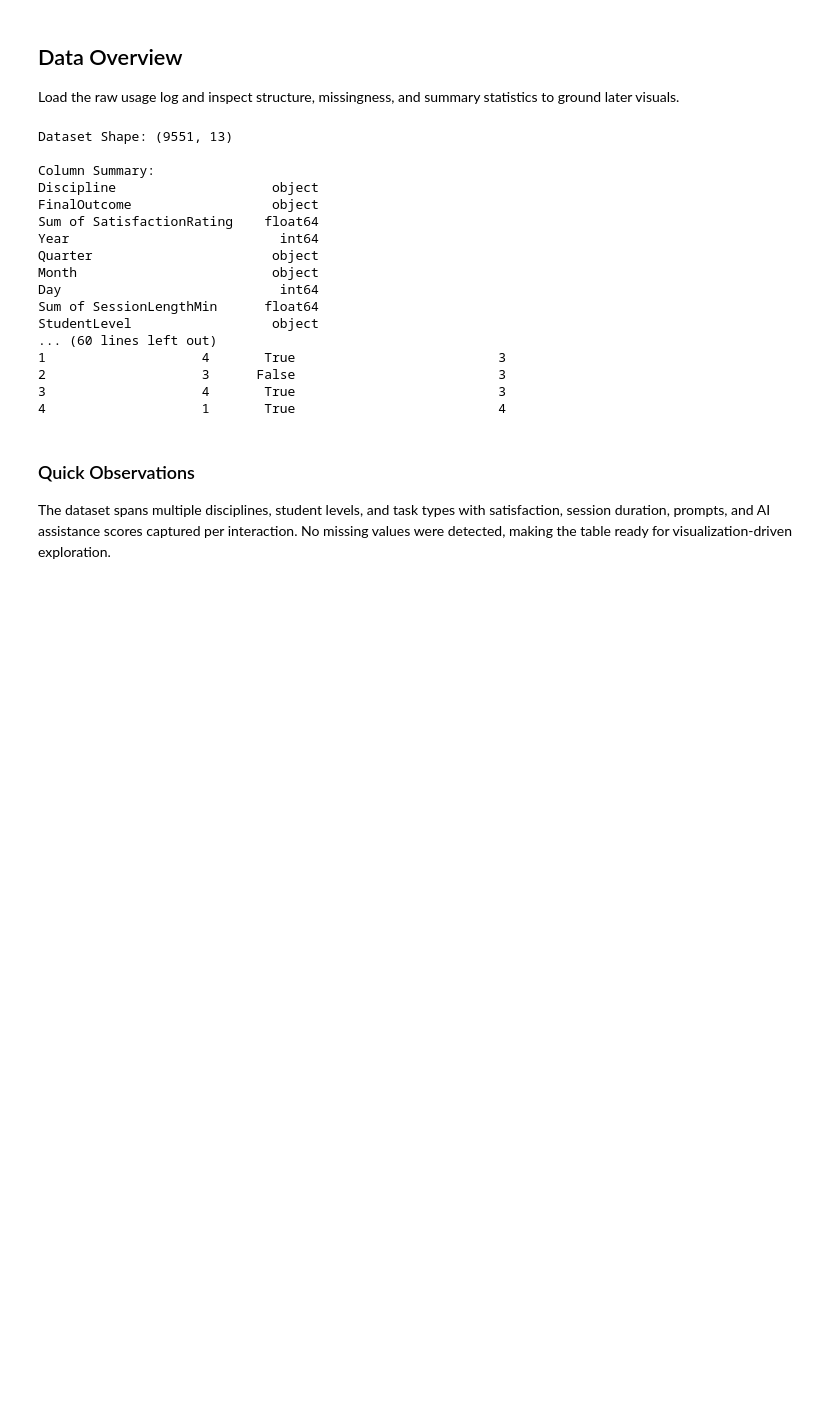
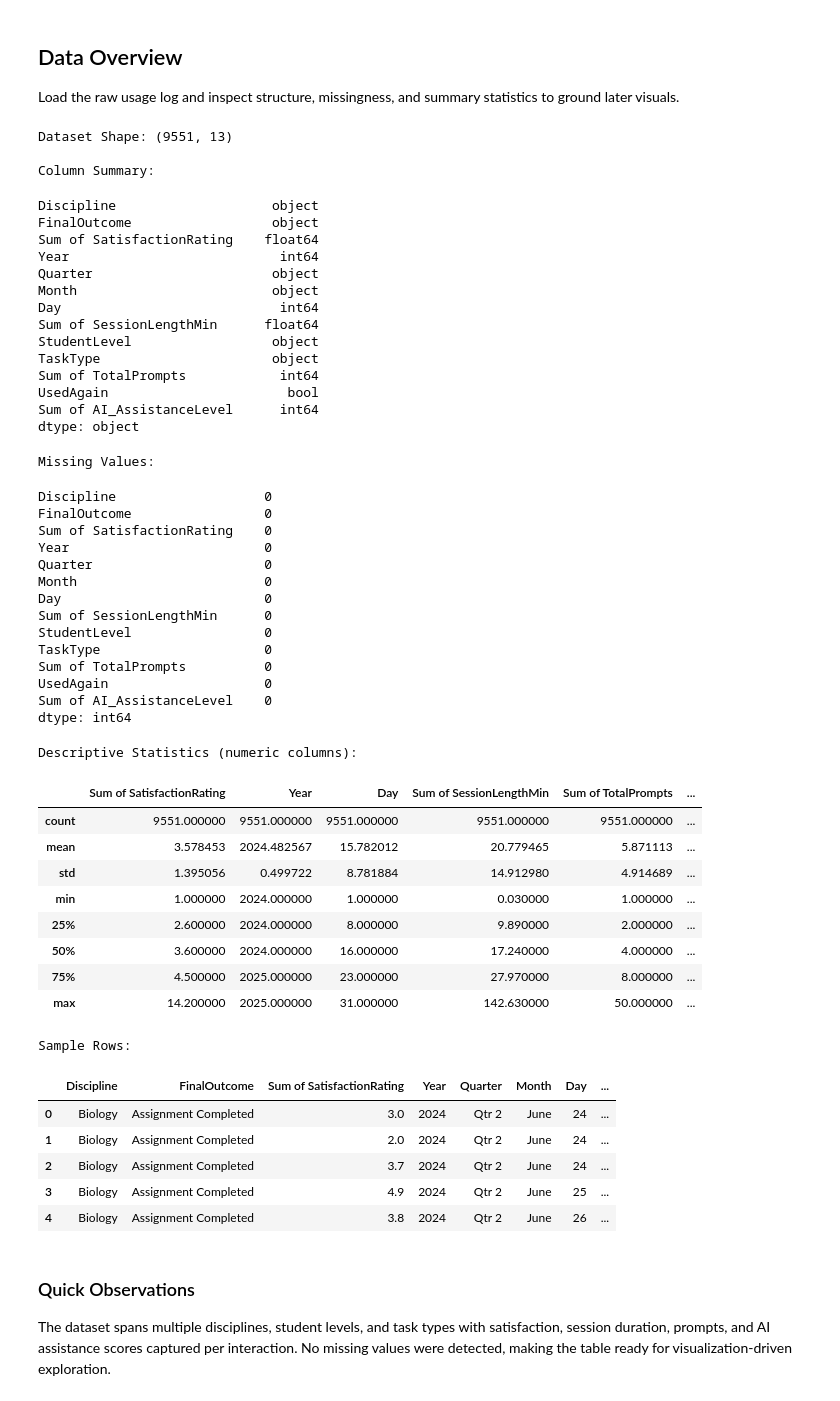
Before and after one commit to IuliaBunescu/student-ai-consumption, a Jupyter notebook: analysis/ida_eda.ipynb, the cells around one changed output. Saved outputs shown, nothing was run; the diff lists cells and outputs as text; code cells hidden in the pictures; blank space fills up the shorter version.

```diff
--- a/analysis/ida_eda.ipynb
+++ b/analysis/ida_eda.ipynb
@@ -40,37 +40,69 @@ Load the raw usage log and inspect structure, missingness, and summary statistic
 # %%
 # Load the dataset and inspect core structure
 df = pd.read_csv('../data/AI_usage_data.csv')
 
 print('Dataset Shape:', df.shape)
 print('\nColumn Summary:')
-print(df.dtypes)
+display(df.dtypes)
 
 print('\nMissing Values:')
-print(df.isnull().sum())
+display(df.isnull().sum())
 
 print('\nDescriptive Statistics (numeric columns):')
-print(df.describe())
+display(df.describe())
 
 print('\nSample Rows:')
-print(df.head())
+display(df.head())
 # %% [output]
 Dataset Shape: (9551, 13)
 
 Column Summary:
-Discipline                    object
-FinalOutcome                  object
-Sum of SatisfactionRating    float64
-Year                           int64
-Quarter                       object
-Month                         object
-Day                            int64
-Sum of SessionLengthMin      float64
-StudentLevel                  object
-... (60 lines left out)
-1                    4       True                          3
-2                    3      False                          3
-3                    4       True                          3
-4                    1       True                          4
+Discipline                    object
+FinalOutcome                  object
+Sum of SatisfactionRating    float64
+Year                           int64
+Quarter                       object
+Month                         object
+Day                            int64
+Sum of SessionLengthMin      float64
+StudentLevel                  object
+TaskType                      object
+Sum of TotalPrompts            int64
+UsedAgain                       bool
+Sum of AI_AssistanceLevel      int64
+dtype: object
+Missing Values:
+Discipline                   0
+FinalOutcome                 0
+Sum of SatisfactionRating    0
+Year                         0
+Quarter                      0
+Month                        0
+Day                          0
+Sum of SessionLengthMin      0
+StudentLevel                 0
+TaskType                     0
+Sum of TotalPrompts          0
+UsedAgain                    0
+Sum of AI_AssistanceLevel    0
+dtype: int64
+Descriptive Statistics (numeric columns):
+|  | Sum of SatisfactionRating | Year | Day | Sum of SessionLengthMin | Sum of TotalPrompts | ... |
+| count | 9551.000000 | 9551.000000 | 9551.000000 | 9551.000000 | 9551.000000 | ... |
+| mean | 3.578453 | 2024.482567 | 15.782012 | 20.779465 | 5.871113 | ... |
+| std | 1.395056 | 0.499722 | 8.781884 | 14.912980 | 4.914689 | ... |
+| min | 1.000000 | 2024.000000 | 1.000000 | 0.030000 | 1.000000 | ... |
+| 25% | 2.600000 | 2024.000000 | 8.000000 | 9.890000 | 2.000000 | ... |
+| 50% | 3.600000 | 2024.000000 | 16.000000 | 17.240000 | 4.000000 | ... |
+| 75% | 4.500000 | 2025.000000 | 23.000000 | 27.970000 | 8.000000 | ... |
+| max | 14.200000 | 2025.000000 | 31.000000 | 142.630000 | 50.000000 | ... |
+Sample Rows:
+|  | Discipline | FinalOutcome | Sum of SatisfactionRating | Year | Quarter | Month | Day | ... |
+| 0 | Biology | Assignment Completed | 3.0 | 2024 | Qtr 2 | June | 24 | ... |
+| 1 | Biology | Assignment Completed | 2.0 | 2024 | Qtr 2 | June | 24 | ... |
+| 2 | Biology | Assignment Completed | 3.7 | 2024 | Qtr 2 | June | 24 | ... |
+| 3 | Biology | Assignment Completed | 4.9 | 2024 | Qtr 2 | June | 25 | ... |
+| 4 | Biology | Assignment Completed | 3.8 | 2024 | Qtr 2 | June | 26 | ... |
 # %% [markdown]
 ### Quick Observations
 The dataset spans multiple disciplines, student levels, and task types with satisfaction, session duration, prompts, and AI assistance scores captured per interaction. No missing values were detected, making the table ready for visualization-driven exploration.
```
Also changed, not shown: parts of 9 cells of this notebook.
